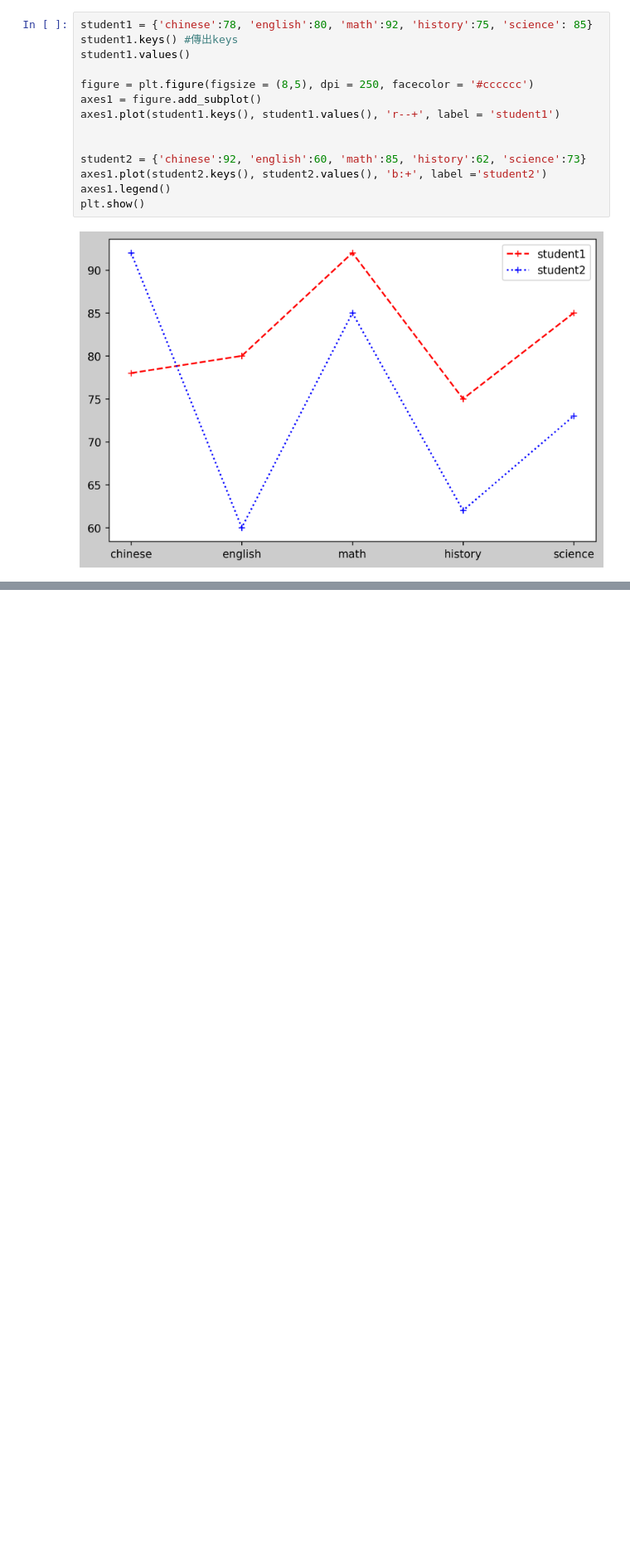
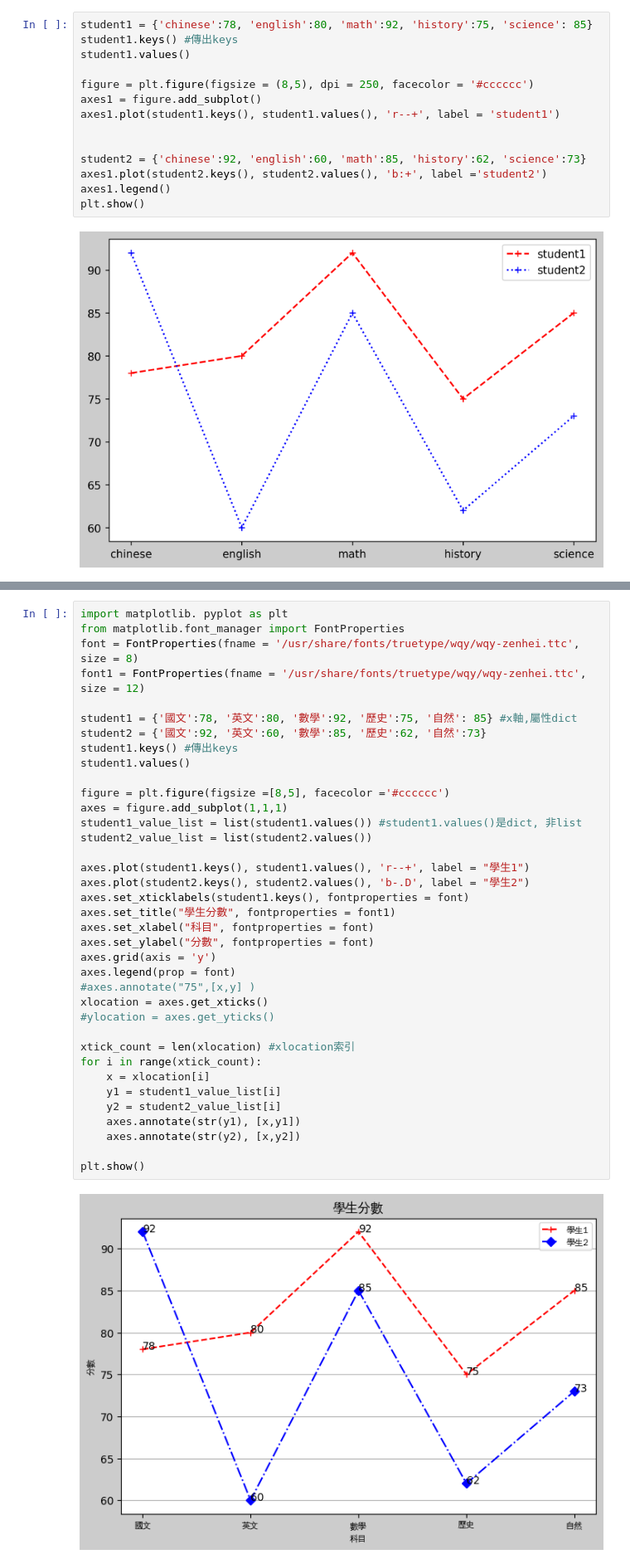
Before and after one commit to lf0116/lf_0116, a Jupyter notebook: lesson14_1.ipynb, the cells around one changed output, grey strips where cells are left out. Shown at 83% size. Drawn from its saved outputs; the diff is of its cells as text; blank space fills up the shorter version.

```diff
--- a/lesson14_1.ipynb
+++ b/lesson14_1.ipynb
@@ -78,3 +78,42 @@ axes1.set_xticklabels(student1.keys(),fontproperties = font)
 plt.show()
 # %% [output]
 [figure]
+# %%
+import matplotlib. pyplot as plt
+from matplotlib.font_manager import FontProperties
+font = FontProperties(fname = '/usr/share/fonts/truetype/wqy/wqy-zenhei.ttc', size = 8)
+font1 = FontProperties(fname = '/usr/share/fonts/truetype/wqy/wqy-zenhei.ttc', size = 12)
+
+student1 = {'國文':78, '英文':80, '數學':92, '歷史':75, '自然': 85} #x軸,屬性dict
+student2 = {'國文':92, '英文':60, '數學':85, '歷史':62, '自然':73}
+student1.keys() #傳出keys
+student1.values()
+
+figure = plt.figure(figsize =[8,5], facecolor ='#cccccc')
+axes = figure.add_subplot(1,1,1)
+student1_value_list = list(student1.values()) #student1.values()是dict, 非list
+student2_value_list = list(student2.values())
+
+axes.plot(student1.keys(), student1.values(), 'r--+', label = "學生1")
+axes.plot(student2.keys(), student2.values(), 'b-.D', label = "學生2")
+axes.set_xticklabels(student1.keys(), fontproperties = font)
+axes.set_title("學生分數", fontproperties = font1)
+axes.set_xlabel("科目", fontproperties = font)
+axes.set_ylabel("分數", fontproperties = font)
+axes.grid(axis = 'y')
+axes.legend(prop = font)
+#axes.annotate("75",[x,y] )
+xlocation = axes.get_xticks()
+#ylocation = axes.get_yticks()
+
+xtick_count = len(xlocation) #xlocation索引
+for i in range(xtick_count):
+    x = xlocation[i]
+    y1 = student1_value_list[i]
+    y2 = student2_value_list[i]
+    axes.annotate(str(y1), [x,y1])
+    axes.annotate(str(y2), [x,y2])
+
+plt.show()
+# %% [output]
+[figure, added]
```
Also changed, not shown: parts of 1 cell of this notebook, 1 other file.
